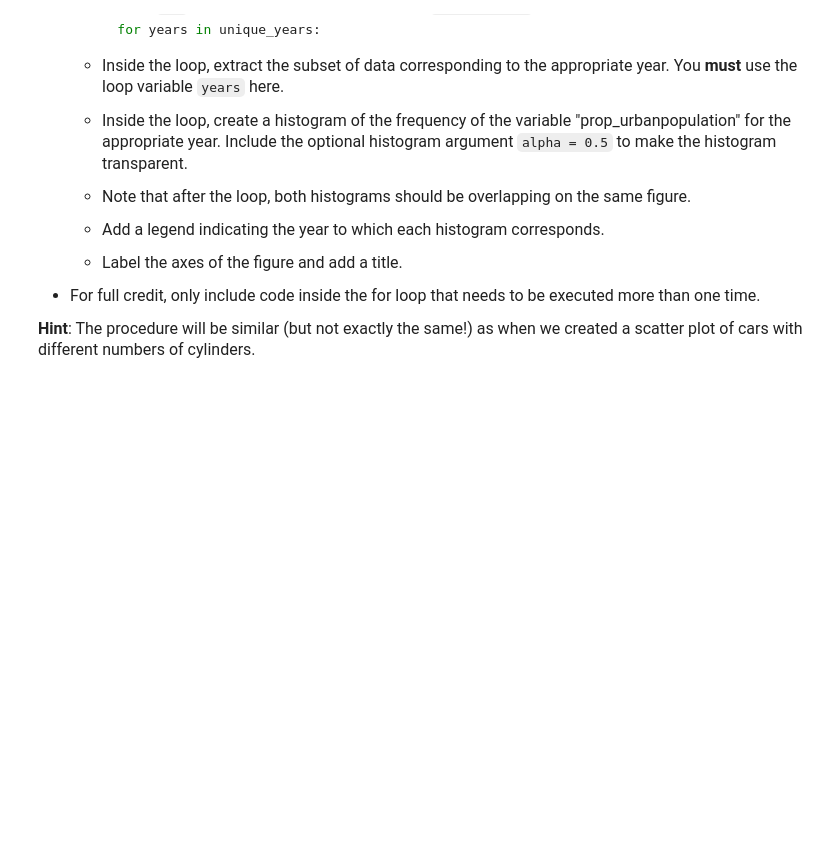
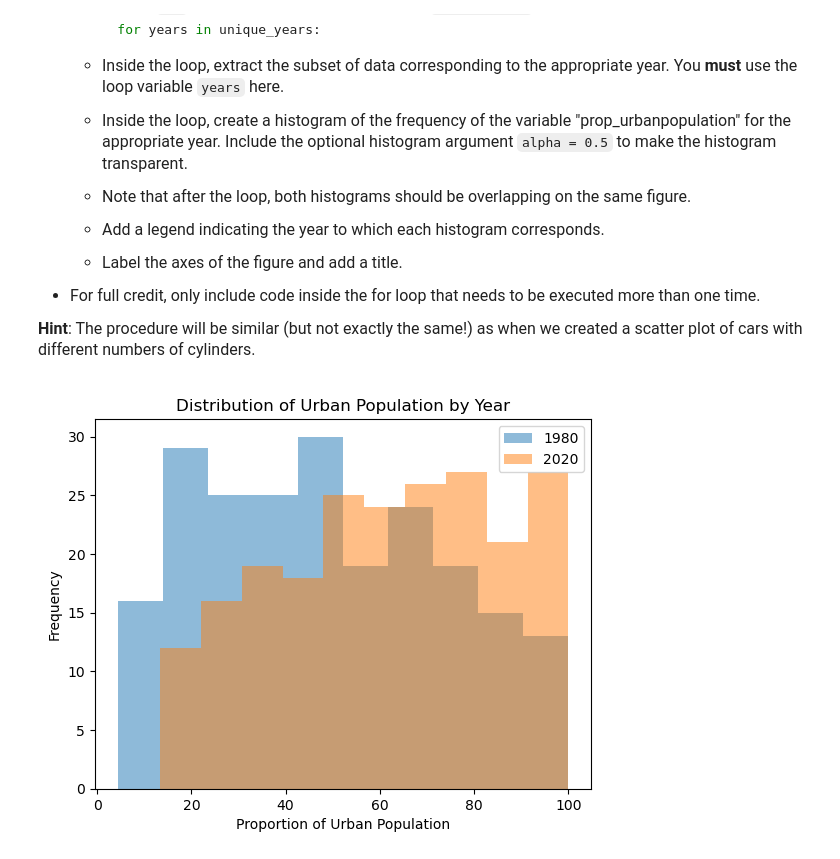
Before and after one commit to CusterLiu/datasci151spring2026, a Jupyter notebook: _assignments/assignment_7/Assignment7.ipynb, the cells around one changed output. Cells and saved outputs as stored; diff of their text form; code cells hidden in the pictures; blank space fills up the shorter version.

```diff
--- a/_assignments/assignment_7/Assignment7.ipynb
+++ b/_assignments/assignment_7/Assignment7.ipynb
@@ -147,0 +172,16 @@ print(Values.sum())
+# %%
+# Write your answer here:
+df = pd.read_csv("data/wdi_urban.csv")
+unique_years = pd.unique(df["year"])
+
+for years in unique_years:
+    df_subset = df[df["year"] == years]
+    plt.hist(df_subset["prop_urbanpopulation"], alpha=0.5, label=str(years))
+
+plt.xlabel("Proportion of Urban Population")
+plt.ylabel("Frequency")
+plt.title("Distribution of Urban Population by Year")
+plt.legend()
+plt.show()
+# %% [output]
+[figure, added]
```
Also changed, not shown: parts of 7 cells of this notebook, 2 other files.
